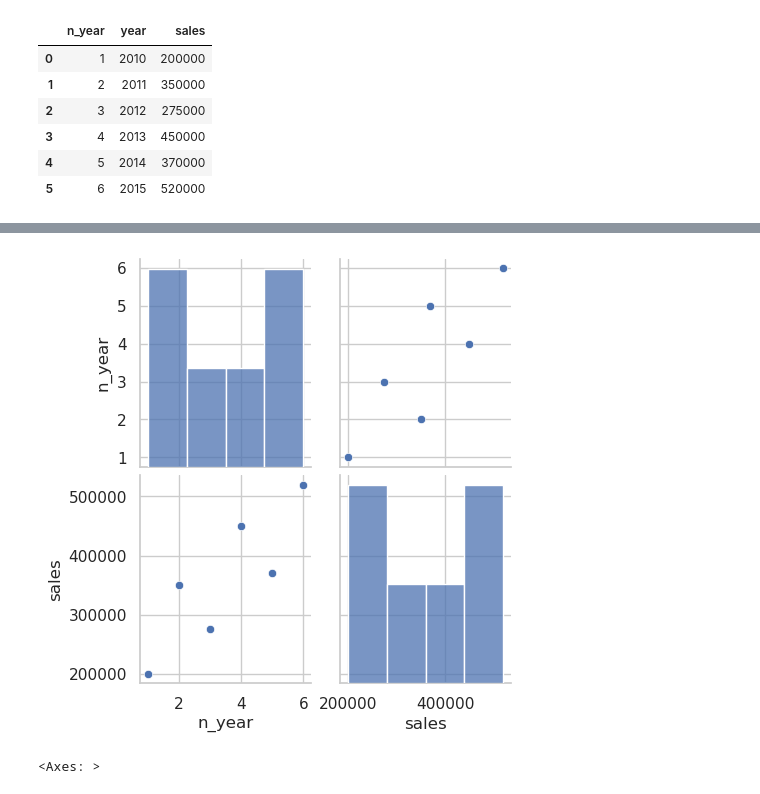
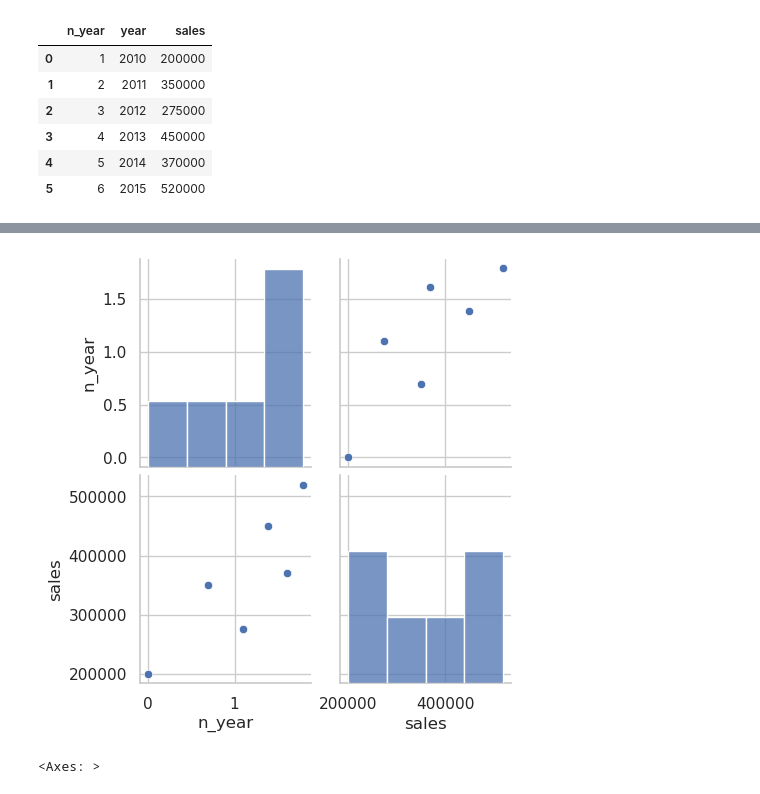
Before and after one commit to reduhq/Mercadotecnia, a Jupyter notebook: Mercadotecnia01.ipynb, the cells around one changed output, grey strips where cells are left out. Drawn from its saved outputs; the diff is of its cells as text; code cells hidden in the pictures.

```diff
--- a/Mercadotecnia01.ipynb
+++ b/Mercadotecnia01.ipynb
@@ -416,3 +449,13 @@ df
 | 3 | 4 | 2013 | 450000 |
 | 4 | 5 | 2014 | 370000 |
 | 5 | 6 | 2015 | 520000 |
+# %%
+import numpy as np
+
+X = np.array(df['n_year'])
+Y = np.array(df['sales'])
+
+log_x = np.log(X)
+
+df_logarithmic = pd.DataFrame({'n_year': log_x, 'sales': Y})
+df_logarithmic
@@ -419,11 +470,11 @@ df
 # %%
 import seaborn as sns
 import matplotlib.pyplot as plt
 sns.set(style="whitegrid", context="notebook")
 cols = ['n_year', 'sales']
-sns.pairplot(df[cols], height=2.5)
+sns.pairplot(df_logarithmic[cols], height=2.5)
 plt.show()
 # %% [output]
-[figure, old version]
+[figure, new version]
 # %%
 import numpy as np
```
Also changed, not shown: parts of 17 cells of this notebook.
